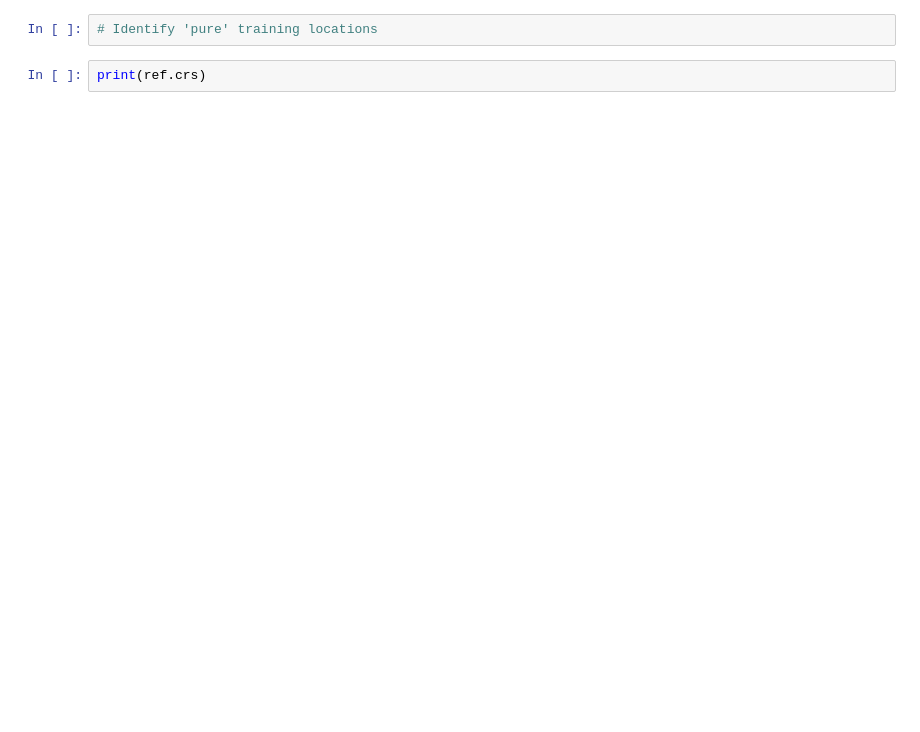
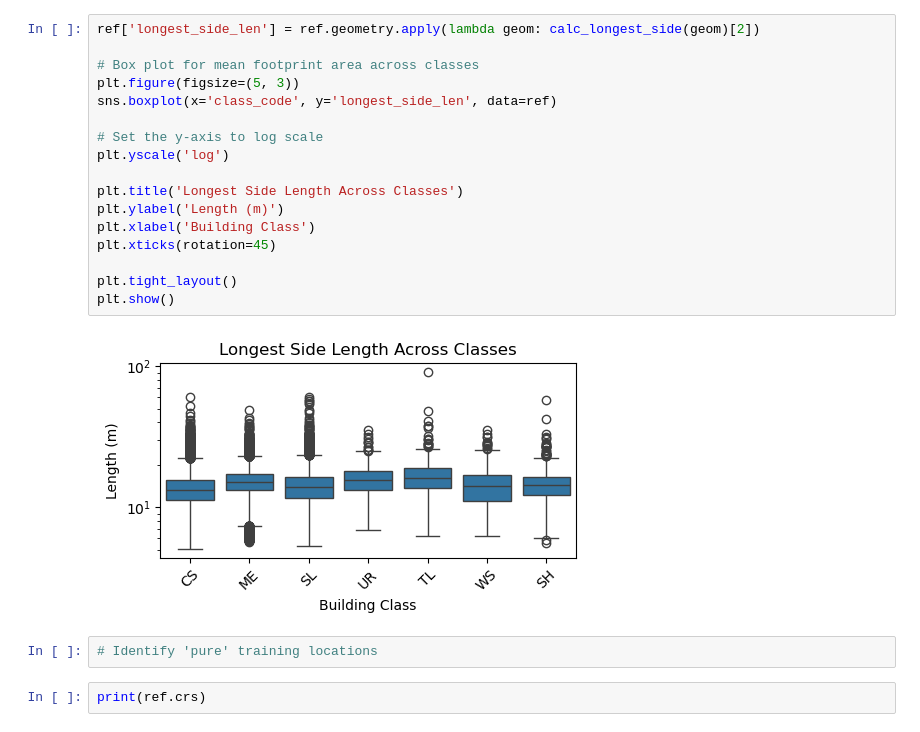
Before and after one commit to maxwellCcook/rooftop-mapping, a Jupyter notebook: code/03resnet18-dc-tuning-gridSearch.ipynb, the cells around one changed output. Drawn from its saved outputs; the diff is of its cells as text; blank space fills up the shorter version.

```diff
--- a/code/03resnet18-dc-tuning-gridSearch.ipynb
+++ b/code/03resnet18-dc-tuning-gridSearch.ipynb
@@ -273,3 +377,22 @@ print(f'95th percentile side length (m): {pct95_side_length}')
+# %%
+ref['longest_side_len'] = ref.geometry.apply(lambda geom: calc_longest_side(geom)[2])
+
+# Box plot for mean footprint area across classes
+plt.figure(figsize=(5, 3))
+sns.boxplot(x='class_code', y='longest_side_len', data=ref)
+
+# Set the y-axis to log scale
+plt.yscale('log')
+
+plt.title('Longest Side Length Across Classes')
+plt.ylabel('Length (m)')
+plt.xlabel('Building Class')
+plt.xticks(rotation=45)
+
+plt.tight_layout()
+plt.show()
+# %% [output]
+[figure, added]
 # %%
 # Identify 'pure' training locations
 # %%
```
Also changed, not shown: parts of 28 cells of this notebook, 1 other file.
